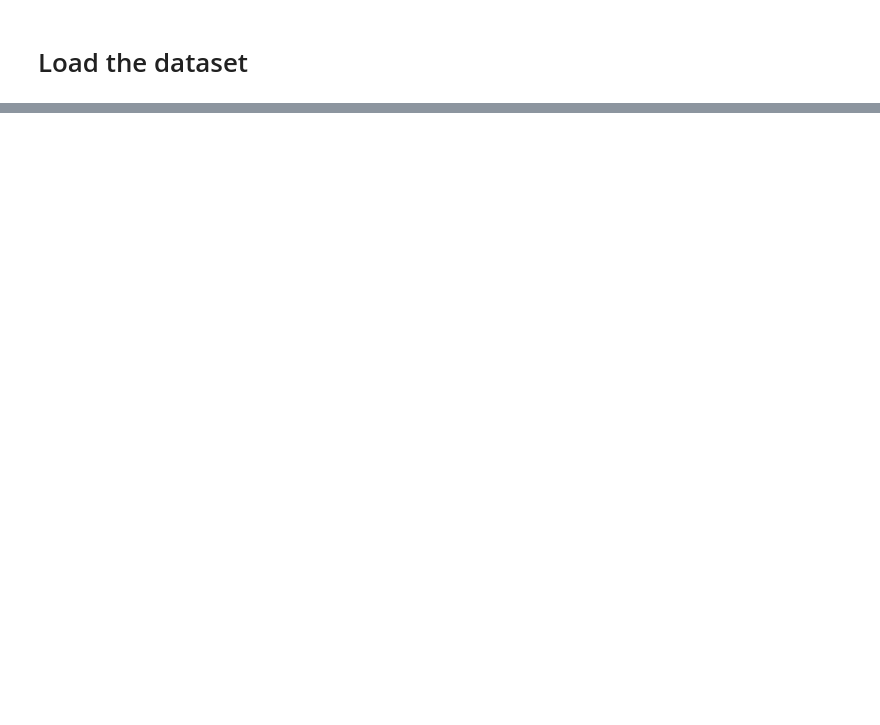
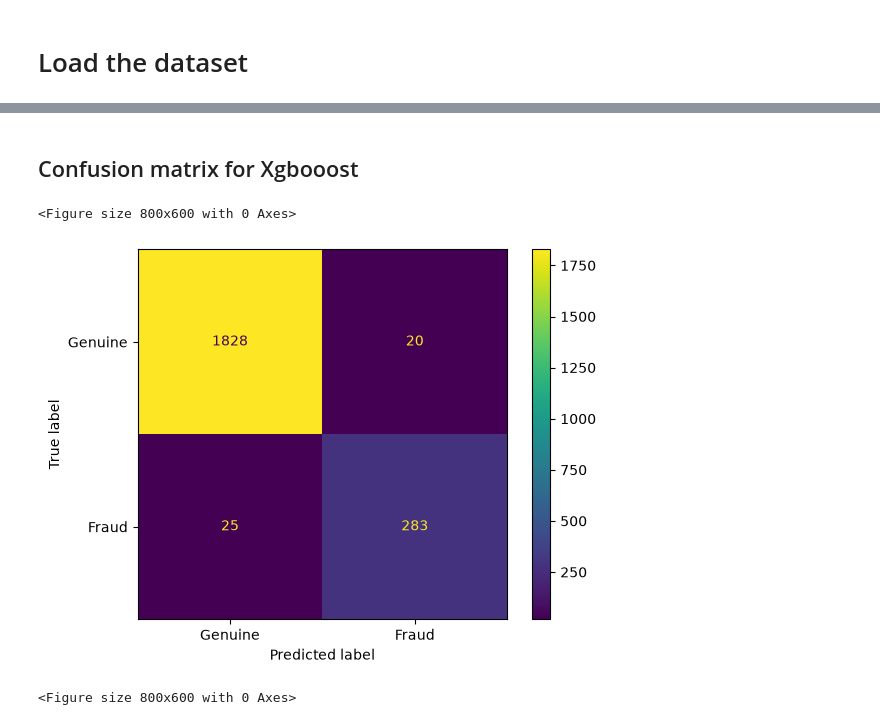
Before and after one commit to oyebim-ai/Fraudulent-Transaction-Detection, a Jupyter notebook: Notebooks/Modelling.ipynb, the cells around one changed output, grey strips where cells are left out. Saved outputs shown, nothing was run; the diff lists cells and outputs as text; code cells hidden in the pictures; blank space fills up the shorter version.

```diff
--- a/Notebooks/Modelling.ipynb
+++ b/Notebooks/Modelling.ipynb
@@ -32,0 +78,4 @@ NameError: name 'modelling_data' is not defined
+# %%
+# All the features in the dataset
+all_features = categorical_features.tolist() + numerical_features.tolist() # predictor features
+print( all_features)
@@ -32,0 +457,14 @@ NameError: name 'modelling_data' is not defined
+# %% [markdown]
+## Confusion matrix for Xgbooost
+# %%
+# Confusion matrix display
+
+from sklearn.metrics import ConfusionMatrixDisplay
+
+cm_xgb = ConfusionMatrixDisplay(confusion_matrix(y_test, y_pred_xgb), display_labels=['Genuine', 'Fraud'])
+cm_xgb.plot()
+plt.figure(figsize=(8, 6))
+# %% [output]
+<Figure size 800x600 with 0 Axes>
+[figure, added]
+<Figure size 800x600 with 0 Axes>
```
Also changed, not shown: parts of 49 cells of this notebook, 5 other files.
